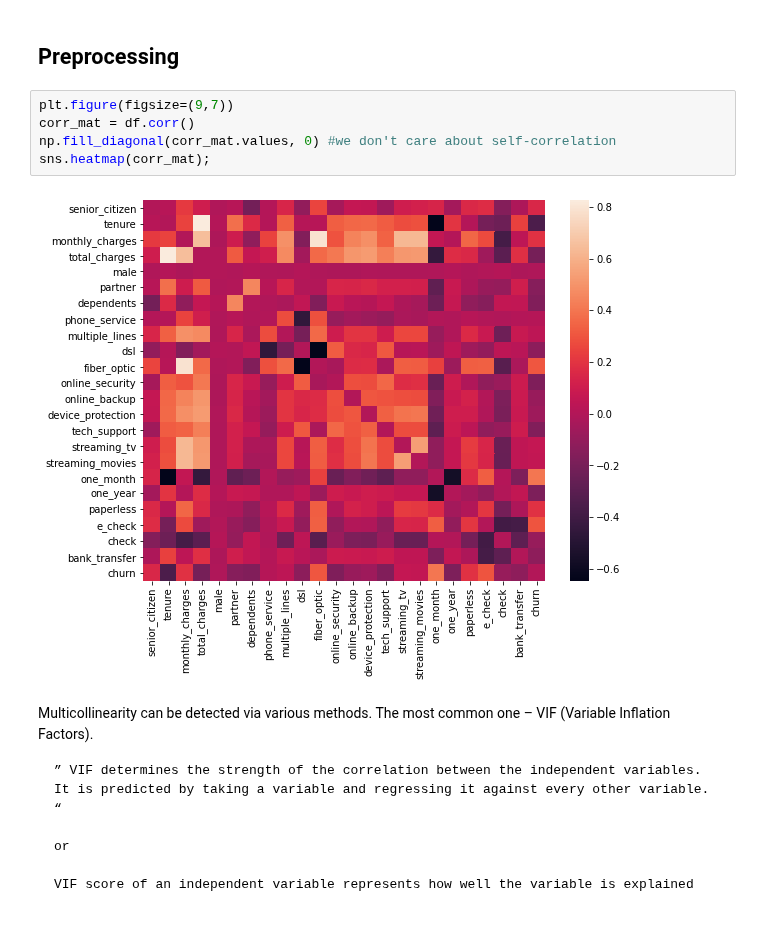
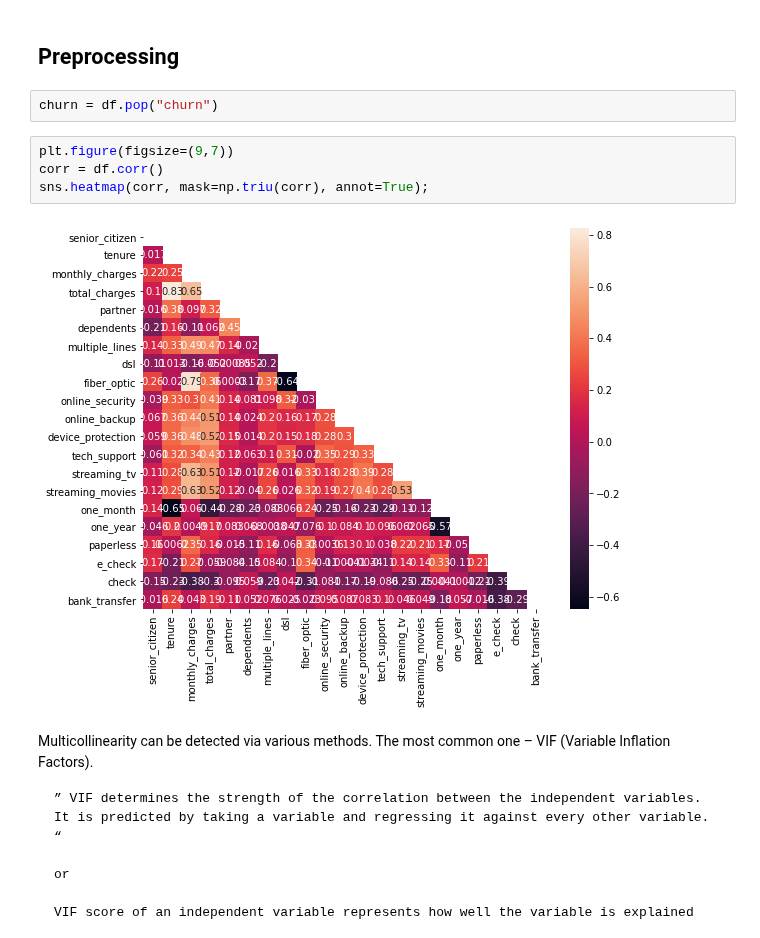
Before and after one commit to konstanzer/reducing_churn, a Jupyter notebook: notebooks/modeling.ipynb, the cells around one changed output. Saved outputs shown, nothing was run; the diff lists cells and outputs as text.

```diff
--- a/notebooks/modeling.ipynb
+++ b/notebooks/modeling.ipynb
@@ -69,12 +68,14 @@ df.head()
 # %% [markdown]
+<a id='preprocessing'></a>
 ## Preprocessing
+# %%
+churn = df.pop("churn")
 # %%
 plt.figure(figsize=(9,7))
-corr_mat = df.corr()
-np.fill_diagonal(corr_mat.values, 0) #we don't care about self-correlation
-sns.heatmap(corr_mat);
+corr = df.corr()
+sns.heatmap(corr, mask=np.triu(corr), annot=True);
 # %% [output]
-[figure, old version]
+[figure, new version]
 # %% [markdown]
 Multicollinearity can be detected via various methods. The most common one – VIF (Variable Inflation Factors).
 
```
Also changed, not shown: parts of 33 cells of this notebook, 13 other files.
